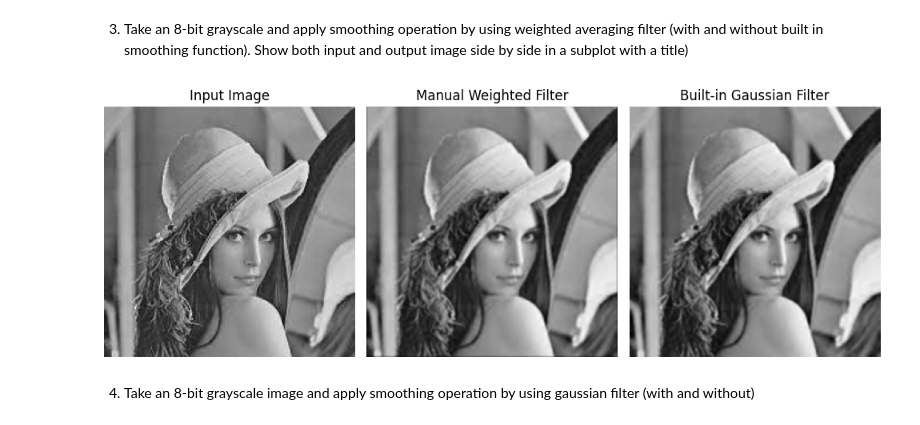
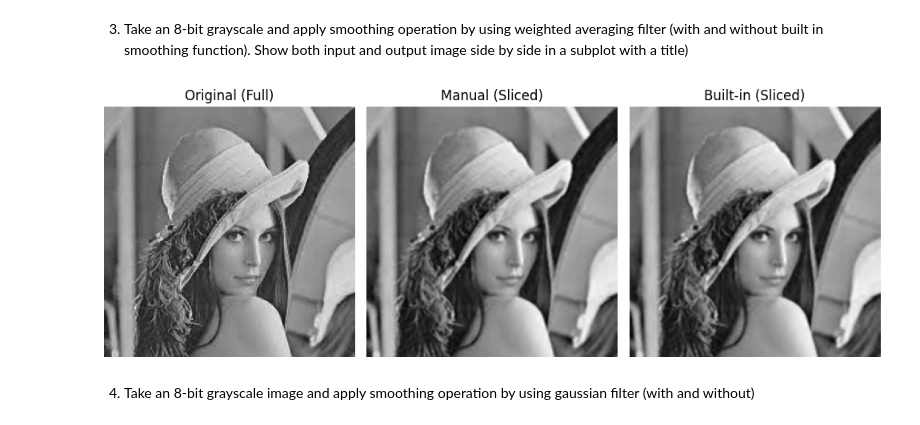
Before and after one commit to zarif-ahnaf/CSE-3226, a Jupyter notebook: Day 5/In Lab/main.ipynb, the cells around one changed output. Drawn from its saved outputs; the diff is of its cells as text; code cells hidden in the pictures.

```diff
--- a/Day 5/In Lab/main.ipynb
+++ b/Day 5/In Lab/main.ipynb
@@ -200,6 +202,7 @@ plt.show()
 # %% [markdown]
 3. Take an 8-bit grayscale and apply smoothing operation by using weighted averaging filter (with and without built in smoothing function). Show both input and output image side by side in a subplot with a title)
 # %%
+# Gaussian Filter ( Weighted Average )
 import cv2
 import numpy as np
 import matplotlib.pyplot as plt
@@ -216,48 +219,54 @@ k = np.array([
 ]) / 16
 
 # =========================
-# Manual Weighted Filtering
+# Manual Weighted Filtering (No Padding)
 # =========================
-padded = np.pad(image_gray, 1, mode="constant", constant_values=0)
-manual_out = np.zeros_like(image_gray)
+h, w = image_gray.shape
+# Create output buffer
+manual_out = np.zeros_like(image_gray, dtype=float)
 
-for i in range(1, padded.shape[0] - 1):
-    for j in range(1, padded.shape[1] - 1):
-        region = padded[i-1:i+2, j-1:j+2]
-        manual_out[i-1, j-1] = np.sum(region * k)
+# Slide the kernel
+for i in range(1, h - 1):
+    for j in range(1, w - 1):
+        # Extract 3x3 region
+        region = image_gray[i-1:i+2, j-1:j+2]
+        # Element-wise multiplication and sum
+        manual_out[i, j] = np.sum(region * k)
 
-# Clip to valid 8-bit range
-manual_out = np.clip(manual_out, 0, 255).astype(np.uint8)
+# Remove the empty 1-pixel border caused by the kernel size
+manual_out_final = manual_out[1:h-1, 1:w-1].astype(np.uint8)
 
 # =========================
 # Built-in Weighted Filter
 # =========================
+# We apply the built-in and slice it similarly to match dimensions for comparison
 builtin_out = cv2.GaussianBlur(image_gray, (3, 3), 0)
+builtin_out_final = builtin_out[1:h-1, 1:w-1]
 
 # =========================
 # Plotting
 # =========================
 plt.figure(figsize=(10, 4))
 
 plt.subplot(1, 3, 1)
 plt.imshow(image_gray, cmap='gray')
-plt.title("Input Image")
+plt.title("Original (Full)")
 plt.axis('off')
 
 plt.subplot(1, 3, 2)
-plt.imshow(manual_out, cmap='gray')
-plt.title("Manual Weighted Filter")
+plt.imshow(manual_out_final, cmap='gray')
+plt.title("Manual (Sliced)")
 plt.axis('off')
 
 plt.subplot(1, 3, 3)
-plt.imshow(builtin_out, cmap='gray')
-plt.title("Built-in Gaussian Filter")
+plt.imshow(builtin_out_final, cmap='gray')
+plt.title("Built-in (Sliced)")
 plt.axis('off')
 
 plt.tight_layout()
 plt.show()
 # %% [output]
-[figure, old version]
+[figure, new version]
 # %% [markdown]
 4. Take an 8-bit grayscale image and apply smoothing operation by using gaussian filter (with and without)
 # %%
```
Also changed, not shown: parts of 5 cells of this notebook, 16 other files.
